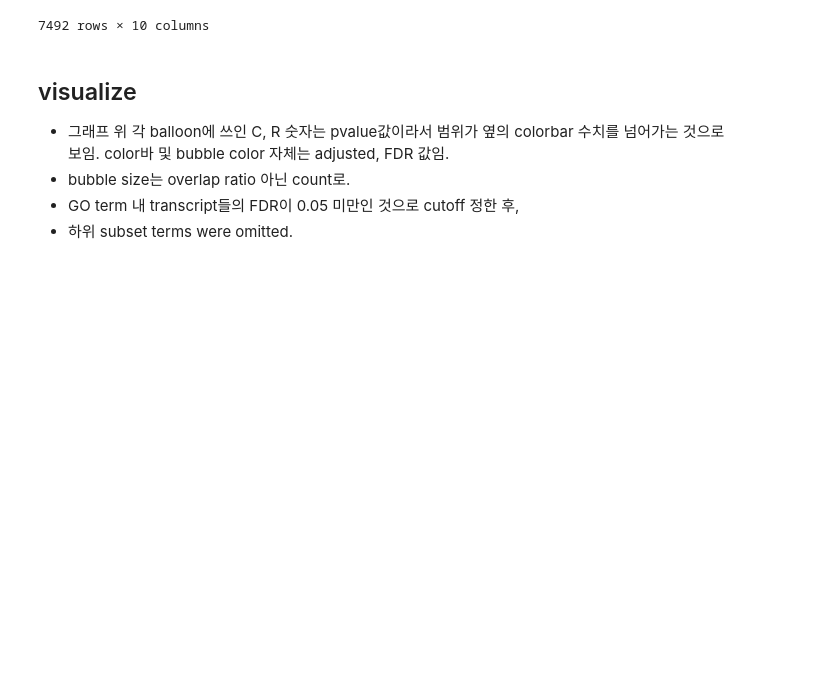
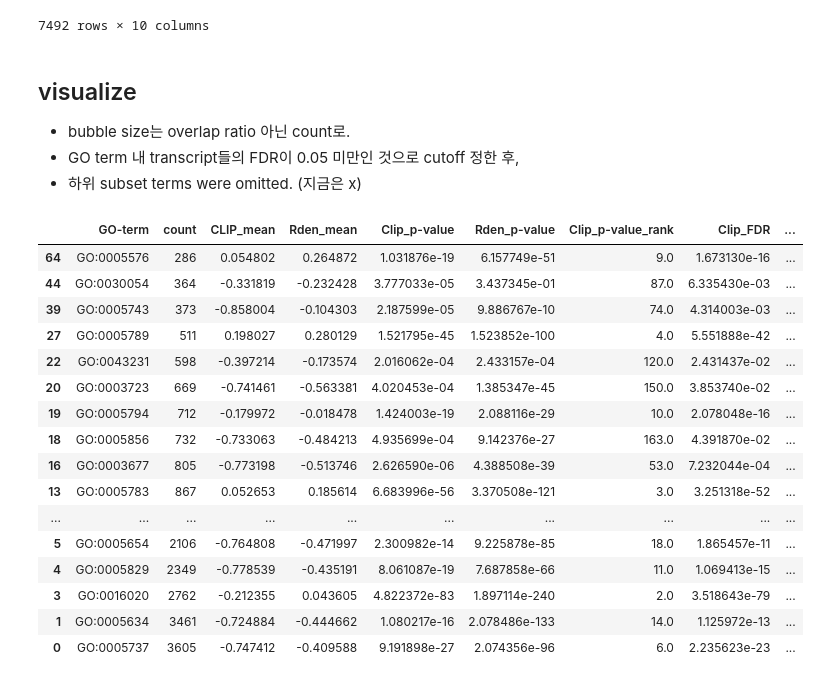
Before and after one commit to dong-gi-jang/binfo, a Jupyter notebook: Free 2/Free2_Fig5A.ipynb, the cells around one changed output. Saved outputs shown, nothing was run; the diff lists cells and outputs as text; code cells hidden in the pictures; blank space fills up the shorter version.

```diff
--- a/Free 2/Free2_Fig5A.ipynb
+++ b/Free 2/Free2_Fig5A.ipynb
@@ -309,5 +295,5 @@ stat_result_rdenp_sorted['Rden_p-value_rank'] = stat_result_rdenp_sorted['Rden_p
 # %%
-# 대안) R package 이용하는 방법
+# 대안) FDR 계산 R package 이용해서 한 번에 진행하는 방법
 # https://stackoverflow.com/questions/7450957/how-to-implement-rs-p-adjust-in-python
 # https://m.blog.naver.com/PostView.naver?isHttpsRedirect=true&blogId=ossiriand&logNo=220860705917
 from rpy2.robjects.packages import importr
@@ -315,5 +301,5 @@ from rpy2.robjects.vectors import FloatVector
 
 stats = importr('stats')
 
-p_adjust = stats.p_adjust(FloatVector(stat_result_rdenp_sorted['Rden_p-value']), method = 'BH')
+p_adjust = stats.p_adjust(FloatVector(stat_result_clipp_sorted['Clip_p-value']), method = 'BH')
 # %%
@@ -373,9 +363,26 @@ enrconcat
 7492 rows × 10 columns
 # %% [markdown]
 ## visualize
-- 그래프 위 각 balloon에 쓰인 C, R 숫자는
-pvalue값이라서 범위가 옆의 colorbar 수치를 넘어가는 것으로 보임.
- color바 및 bubble color 자체는 adjusted, FDR 값임.
 - bubble size는 overlap ratio 아닌 count로.
 - GO term 내 transcript들의 FDR이 0.05 미만인 것으로 cutoff 정한 후,
-- 하위 subset terms were omitted.
+- 하위 subset terms were omitted. (지금은 x)
+# %%
+finaltable.sort_values('count')[-20:]
+# %% [output]
+|  | GO-term | count | CLIP_mean | Rden_mean | Clip_p-value | Rden_p-value | Clip_p-value_rank | Clip_FDR | ... |
+| 64 | GO:0005576 | 286 | 0.054802 | 0.264872 | 1.031876e-19 | 6.157749e-51 | 9.0 | 1.673130e-16 | ... |
+| 44 | GO:0030054 | 364 | -0.331819 | -0.232428 | 3.777033e-05 | 3.437345e-01 | 87.0 | 6.335430e-03 | ... |
+| 39 | GO:0005743 | 373 | -0.858004 | -0.104303 | 2.187599e-05 | 9.886767e-10 | 74.0 | 4.314003e-03 | ... |
+| 27 | GO:0005789 | 511 | 0.198027 | 0.280129 | 1.521795e-45 | 1.523852e-100 | 4.0 | 5.551888e-42 | ... |
+| 22 | GO:0043231 | 598 | -0.397214 | -0.173574 | 2.016062e-04 | 2.433157e-04 | 120.0 | 2.431437e-02 | ... |
+| 20 | GO:0003723 | 669 | -0.741461 | -0.563381 | 4.020453e-04 | 1.385347e-45 | 150.0 | 3.853740e-02 | ... |
+| 19 | GO:0005794 | 712 | -0.179972 | -0.018478 | 1.424003e-19 | 2.088116e-29 | 10.0 | 2.078048e-16 | ... |
+| 18 | GO:0005856 | 732 | -0.733063 | -0.484213 | 4.935699e-04 | 9.142376e-27 | 163.0 | 4.391870e-02 | ... |
+| 16 | GO:0003677 | 805 | -0.773198 | -0.513746 | 2.626590e-06 | 4.388508e-39 | 53.0 | 7.232044e-04 | ... |
+| 13 | GO:0005783 | 867 | 0.052653 | 0.185614 | 6.683996e-56 | 3.370508e-121 | 3.0 | 3.251318e-52 | ... |
+| ... | ... | ... | ... | ... | ... | ... | ... | ... | ... |
+| 5 | GO:0005654 | 2106 | -0.764808 | -0.471997 | 2.300982e-14 | 9.225878e-85 | 18.0 | 1.865457e-11 | ... |
+| 4 | GO:0005829 | 2349 | -0.778539 | -0.435191 | 8.061087e-19 | 7.687858e-66 | 11.0 | 1.069413e-15 | ... |
+| 3 | GO:0016020 | 2762 | -0.212355 | 0.043605 | 4.822372e-83 | 1.897114e-240 | 2.0 | 3.518643e-79 | ... |
+| 1 | GO:0005634 | 3461 | -0.724884 | -0.444662 | 1.080217e-16 | 2.078486e-133 | 14.0 | 1.125972e-13 | ... |
+| 0 | GO:0005737 | 3605 | -0.747412 | -0.409588 | 9.191898e-27 | 2.074356e-96 | 6.0 | 2.235623e-23 | ... |
```
Also changed, not shown: parts of 39 cells of this notebook.
